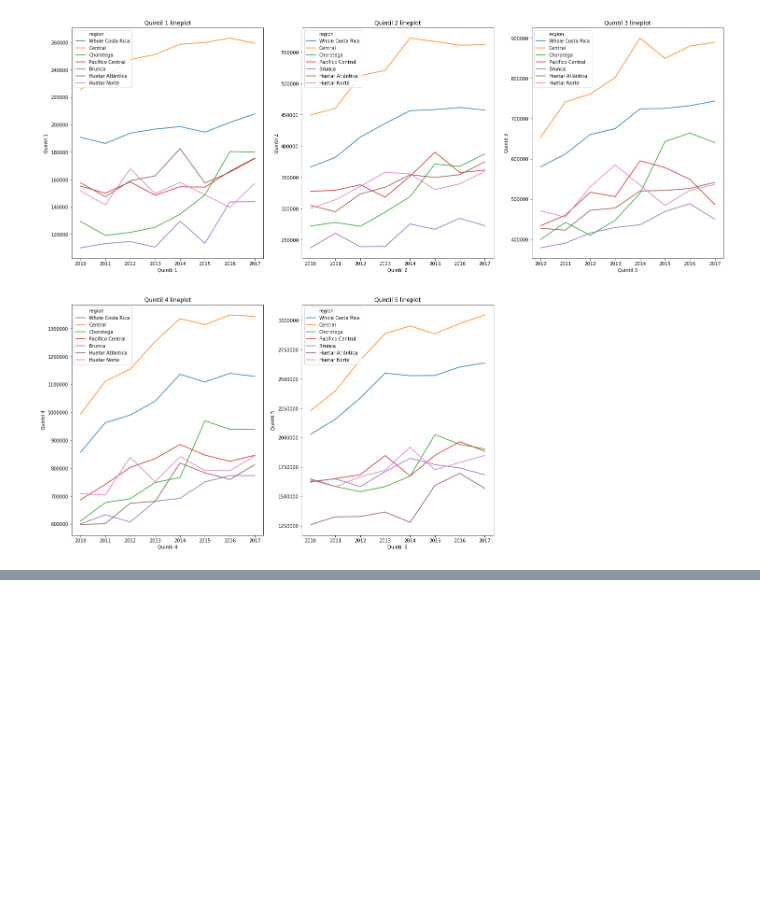
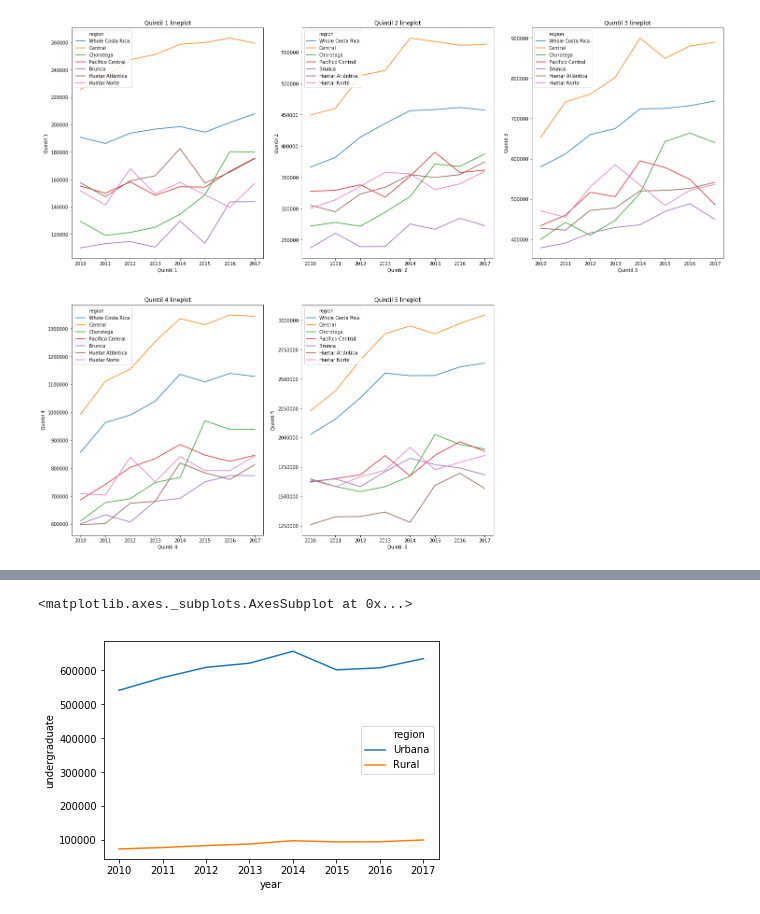
Before and after one commit to zhaomh1998/ece143, a Jupyter notebook: Household_characteristics.ipynb, the cells around one changed output, grey strips where cells are left out. Cells and saved outputs as stored; diff of their text form; code cells hidden in the pictures; blank space fills up the shorter version.

Commit message:
add plot about edu_level

```diff
--- a/Household_characteristics.ipynb
+++ b/Household_characteristics.ipynb
@@ -187,2 +182,0 @@ See the caveats in the documentation: http://pandas.pydata.org/pandas-docs/stabl
-# %%
-edu = preprocessing.INECDataSet('edu').get_dataset()
@@ -194,0 +204,4 @@ See the caveats in the documentation: http://pandas.pydata.org/pandas-docs/stabl
+# %%
+region = edu.pop('region')
+edu = edu.astype('float64')
+edu.insert(0,'region',region)
@@ -194,0 +227,3 @@ See the caveats in the documentation: http://pandas.pydata.org/pandas-docs/stabl
+# %%
+population = edu['no education']+edu['complete primary']+edu['secondary complete']+edu['technical secondary complete']+edu['undergraduate']+edu['postgraduate']
+edu.insert(1,'population',population)
@@ -194,0 +251,11 @@ See the caveats in the documentation: http://pandas.pydata.org/pandas-docs/stabl
+# %%
+total = edu[edu['total']==1]
+df1 = total[total['region'] == 'Urbana']
+df2 = total[total['region'] == 'Rural']
+frames = [df1, df2]
+total_zone = pd.concat(frames)
+# %%
+sns.lineplot(x="year", y="undergraduate", hue="region" ,data = total_zone)
+# %% [output]
+<matplotlib.axes._subplots.AxesSubplot at 0x...>
+[figure, added]
```
Also changed, not shown: parts of 10 cells of this notebook.
